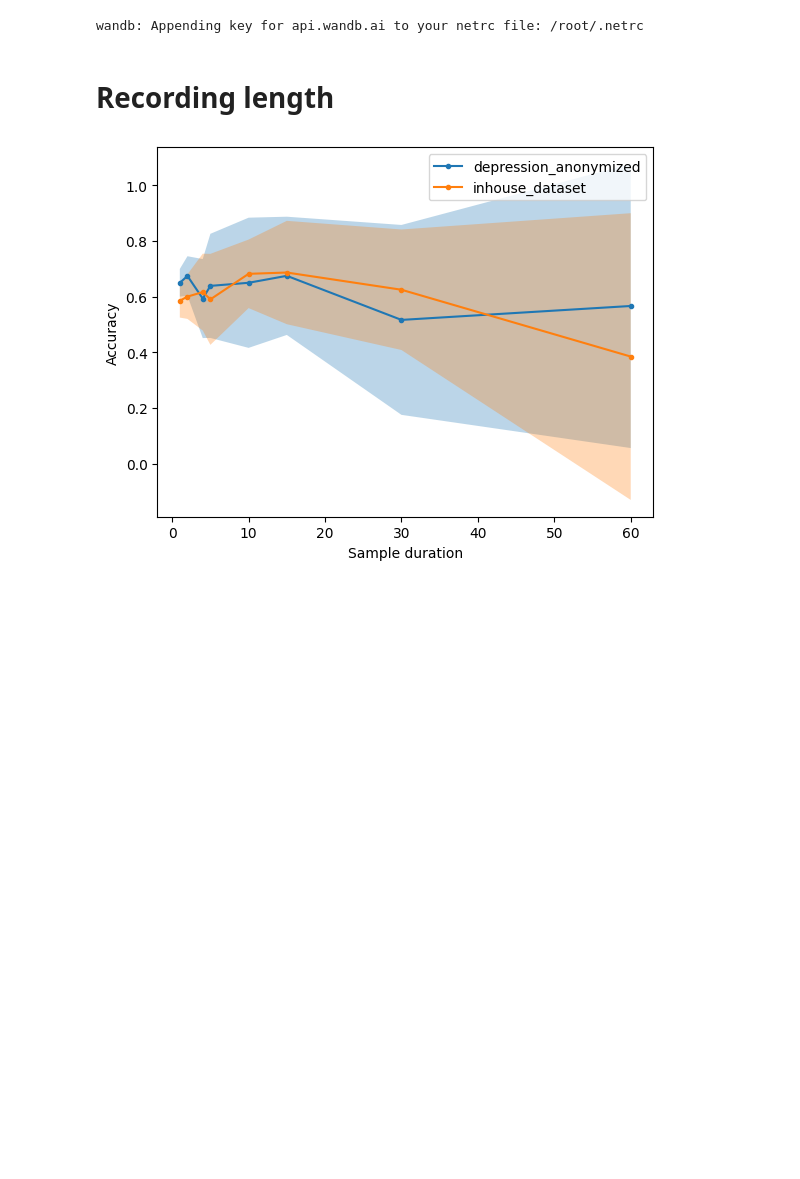
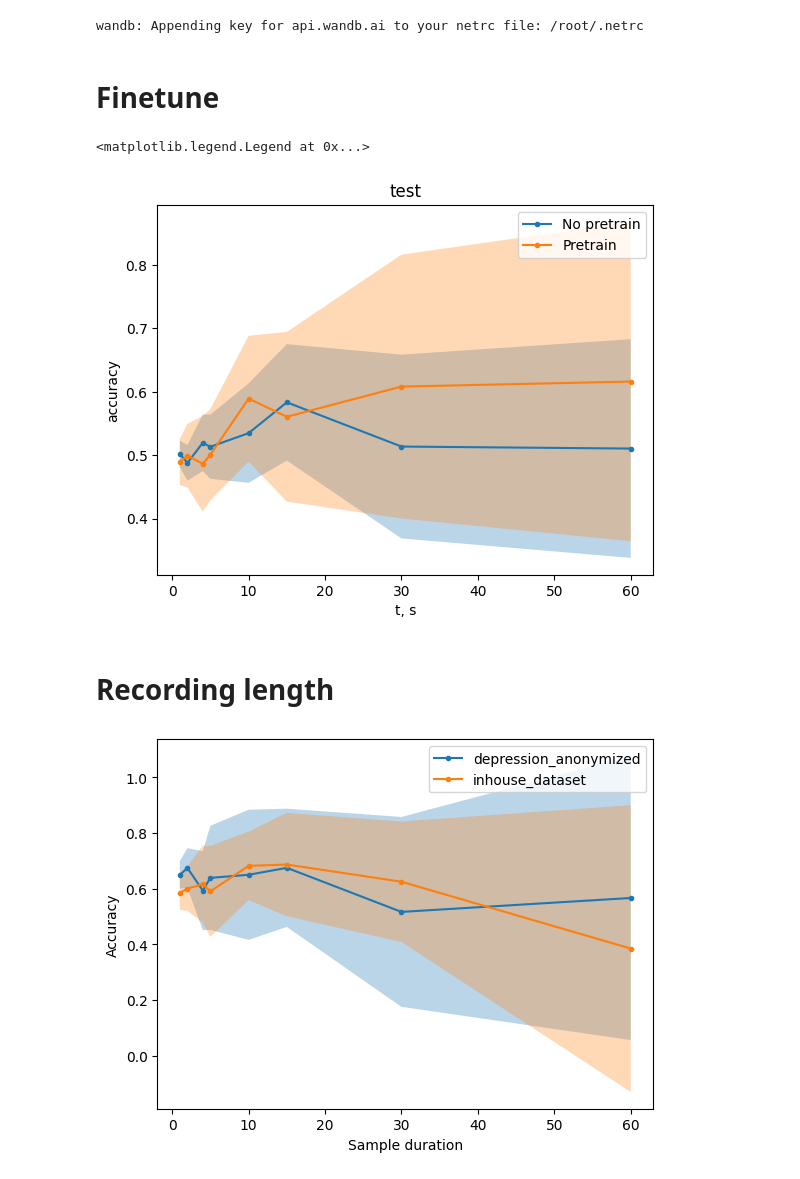
Before and after one commit to dwemer8/Depression_classification_from_EEG, a Jupyter notebook: results_analysis.ipynb, the cells around one changed output. Drawn from its saved outputs; the diff is of its cells as text; code cells hidden in the pictures; blank space fills up the shorter version.

```diff
--- a/results_analysis.ipynb
+++ b/results_analysis.ipynb
@@ -23,6 +23,35 @@ def get_runs(project, api=api):
         {"summary": summary_list, "config": config_list, "name": name_list}
     )
     return runs_df
+# %%
+def plot_se(x, y, y_se, label=None):
+    plt.plot(x, y, label=label, marker=".")
+    plt.fill_between(x, y - y_se, y + y_se, alpha=0.3)
+# %% [markdown]
+# Finetune
+# %%
+runs_df = get_runs("dmitriykornilov_team/EEG_depression_classification")
+results = []
+
+for idx, run in runs_df.iterrows():
+    description = run['config']['model']['model_description']
+    if 'finetune, duration' in description or 'duration, inhouse_dataset' in description:
+        results.append({
+            "t": run['config']['dataset']['samples_shape'][1]/128,
+            "accuracy": run['summary']['test']['clf.d.test.accuracy.bs'],
+            "accuracy_se": run['summary']['test']['clf.d.test.accuracy.se.bs'],
+            'pretrain': True if 'finetune, duration' in description else False
+        })
+
+results = pd.DataFrame.from_records(results)
+for idx, df in results.groupby('pretrain'): plot_se(df['t'], df['accuracy'], df['accuracy_se'], label="Pretrain" if idx else "No pretrain")
+plt.xlabel("t, s")
+plt.ylabel("accuracy")
+plt.title("test")
+plt.legend()
+# %% [output]
+<matplotlib.legend.Legend at 0x...>
+[figure, added]
 # %% [markdown]
 # Recording length
 # %%
```
Also changed, not shown: 4 other files.
